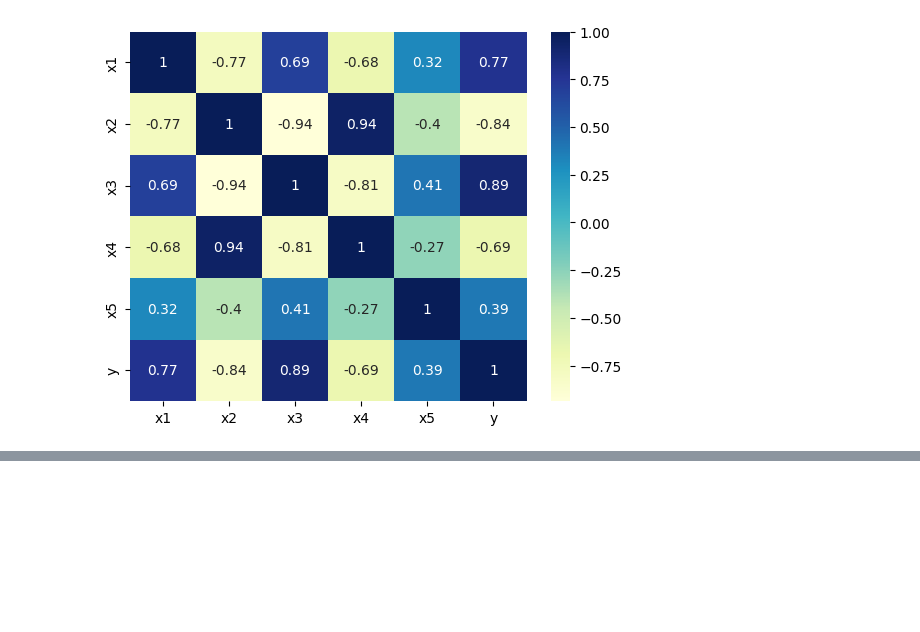
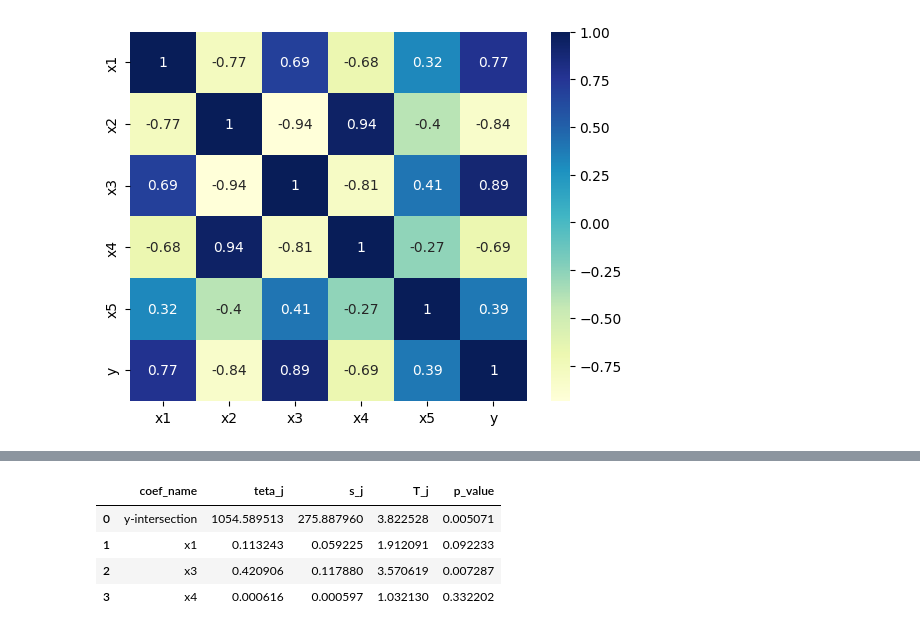
Before and after one commit to CepbluKot/stats, a Jupyter notebook: correct/lr5.ipynb, the cells around one changed output, grey strips where cells are left out. Cells and saved outputs as stored; diff of their text form; code cells hidden in the pictures; blank space fills up the shorter version.

```diff
--- a/correct/lr5.ipynb
+++ b/correct/lr5.ipynb
@@ -702,0 +836,75 @@ r2= [[0.88124347]] r2_adj= [[0.98589689]]
+# %%
+coef_names = ['y-intersection', 'x1',  'x3', 'x4']
+
+
+c = pd.DataFrame( columns=['ones', 'x1', 'x3', 'x4'])
+c.ones = [1 for _ in range(len(years))]
+c.x1 = x1
+c.x3 = x3
+c.x4 = x4
+c_mat = c.to_numpy()
+sj_mat = np.linalg.inv( np.dot(c_mat.T, c_mat))
+res = np.dot(np.dot(sj_mat, c_mat.T), y)
+
+def regr_func(x1,x3,x4):
+    return res[0] + res[1] * x1 + res[2] * x3 + res[3] * x4
+
+y_prognoz = []
+
+for row_id in range(len(df['x1'])):
+    x1_val = df['x1'][row_id]
+    x3_val = df['x3'][row_id]
+    x4_val = df['x4'][row_id]
+    y_res = regr_func(x1_val,  x3_val, x4_val)
+    y_prognoz.append(y_res)
+
+
+k_fact = 3
+k_e = len(years) - k_fact - 1
+k = len(years) - 1
+
+m = 3
+n = len(years)
+
+
+real = df['y']
+
+s_e = 0
+
+for id in range(len(real)):
+    s_e += (real[id]-y_prognoz[id]) ** 2
+
+
+def find_s_j(j: int):
+    s = (s_e / (n-m-1)) ** 0.5
+    return s * (sj_mat[j][j] ) ** 0.5
+
+def find_t_j(j: int):
+    return res[j] / find_s_j(j)
+
+
+s_j_vals = []
+t_j_vals = []
+p_vals = []
+
+for val_id in range(4):
+    s_j_vals.append(  find_s_j(val_id) )
+    t_j_vals.append(  find_t_j(val_id) )
+
+    p_vals.append(  2 * (1 - stats.t.cdf(np.abs(find_t_j(val_id)), k_e) ))
+
+df_coefs = pd.DataFrame( columns=['coef_name', 'teta_j','s_j', 'T_j', 'p_value'])
+
+df_coefs['coef_name'] = coef_names
+df_coefs['teta_j'] = res
+df_coefs['s_j'] = s_j_vals
+df_coefs['T_j'] = t_j_vals
+df_coefs['p_value'] = p_vals
+
+df_coefs
+# %% [output]
+|  | coef_name | teta_j | s_j | T_j | p_value |
+| 0 | y-intersection | 1054.589513 | 275.887960 | 3.822528 | 0.005071 |
+| 1 | x1 | 0.113243 | 0.059225 | 1.912091 | 0.092233 |
+| 2 | x3 | 0.420906 | 0.117880 | 3.570619 | 0.007287 |
+| 3 | x4 | 0.000616 | 0.000597 | 1.032130 | 0.332202 |
```
Also changed, not shown: parts of 17 cells of this notebook, 1 other file.
